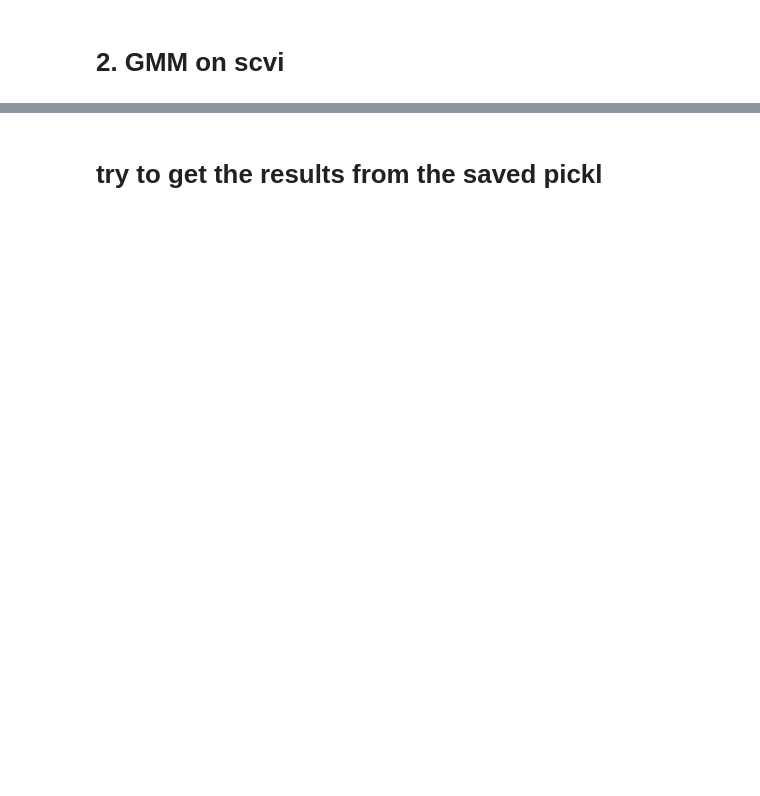
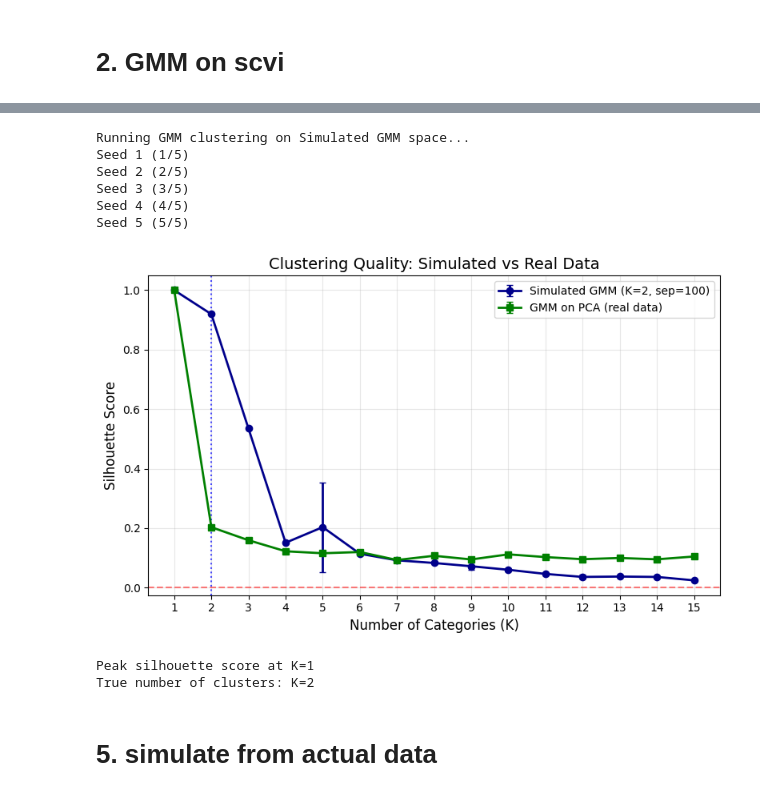
Before and after one commit to ShuonanChen/LCNE_transcriptomics, a Jupyter notebook: notebooks/snRNA/continuum_analayis.ipynb, the cells around one changed output, grey strips where cells are left out. Drawn from its saved outputs; the diff is of its cells as text; code cells hidden in the pictures; blank space fills up the shorter version.

```diff
--- a/notebooks/snRNA/continuum_analayis.ipynb
+++ b/notebooks/snRNA/continuum_analayis.ipynb
@@ -193,5 +276,35 @@ plt.show()
+# %%
+sim_scores = run_gmm_analysis(X_simu, "Simulated GMM", random_seeds, K_range)
+mean_sim = np.nanmean(sim_scores, axis=0)
+std_sim = np.nanstd(sim_scores, axis=0)
+plt.figure(figsize=(8, 5))
+plt.errorbar(x_pos, mean_sim, yerr=std_sim, marker='o',
+             label=f'Simulated GMM (K={gt_k}, sep={separations})', linewidth=2, capsize=3, color='darkblue')
+plt.errorbar(x_pos, mean_pca, yerr=std_pca, marker='s',
+             label='GMM on PCA (real data)', linewidth=2, capsize=3, color='green')
+
+plt.xlabel('Number of Categories (K)', fontsize=12)
+plt.ylabel('Silhouette Score', fontsize=12)
+plt.title('Clustering Quality: Simulated vs Real Data', fontsize=14)
+plt.xticks(x_pos, K_range)
+plt.legend()
+plt.grid(True, alpha=0.3)
+plt.axhline(y=0, color='red', linestyle='--', alpha=0.5)
+plt.axvline(x=gt_k-1, color='blue', linestyle=':', alpha=0.7, label=f'True K={gt_k}')
+plt.tight_layout()
+plt.show()
+# %% [output]
+Running GMM clustering on Simulated GMM space...
+Seed 1 (1/5)
+Seed 2 (2/5)
+Seed 3 (3/5)
+Seed 4 (4/5)
+Seed 5 (5/5)
+[figure, added]
+Peak silhouette score at K=1
+True number of clusters: K=2
 # %% [markdown]
-# try to get the results from the saved pickl
+# 5. simulate from actual data
 # %%
 def generate_simulated_data(Ztr_pca, adata_sc, n1=100, n2=100, frac_tail=0.1, seed=0):
     """Generate simulated data based on arc endpoints"""
```
Also changed, not shown: parts of 13 cells of this notebook.
